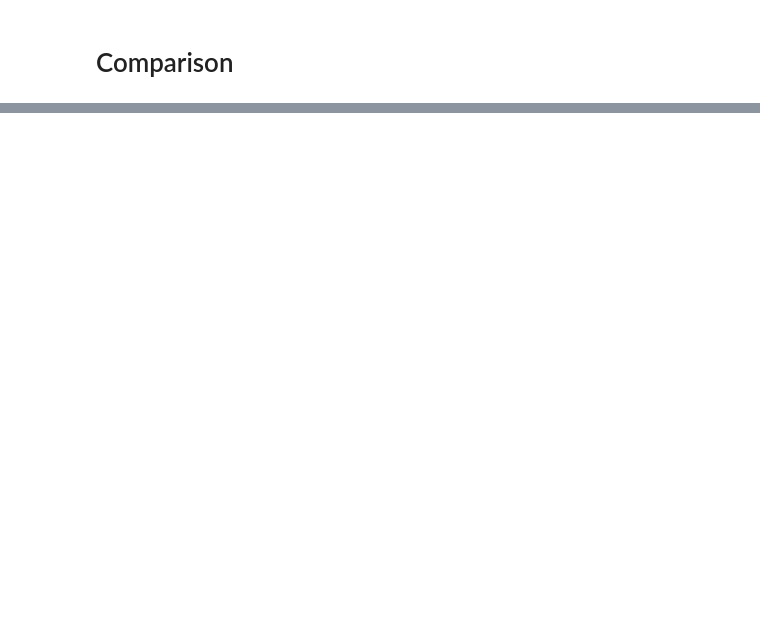
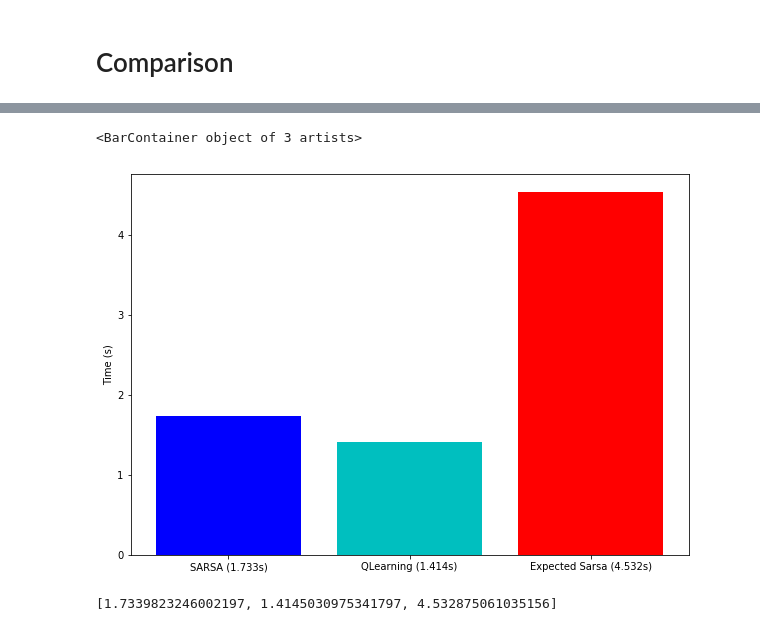
Before and after one commit to vaibkumr/RL_from_scratch, a Jupyter notebook: model_independent/Qlearning-Sarsa-Comparison.ipynb, the cells around one changed output, grey strips where cells are left out. Cells and saved outputs as stored; diff of their text form; code cells hidden in the pictures; blank space fills up the shorter version.

```diff
--- a/model_independent/Qlearning-Sarsa-Comparison.ipynb
+++ b/model_independent/Qlearning-Sarsa-Comparison.ipynb
@@ -89,0 +133,12 @@ plt.legend(["SARSA", "Qlearning"])
+# %%
+times = [stime, qtime, etime]
+plt.figure(figsize=(10, 7))
+plt.ylabel('Time (s)')
+plt.bar(['SARSA (1.733s)', 'QLearning (1.414s)', 'Expected Sarsa (4.532s)'], height=times, color=['b', 'c', 'r'])
+# %% [output]
+<BarContainer object of 3 artists>
+[figure, added]
+# %%
+times
+# %% [output]
+[1.7339823246002197, 1.4145030975341797, 4.532875061035156]
```
Also changed, not shown: parts of 8 cells of this notebook.
